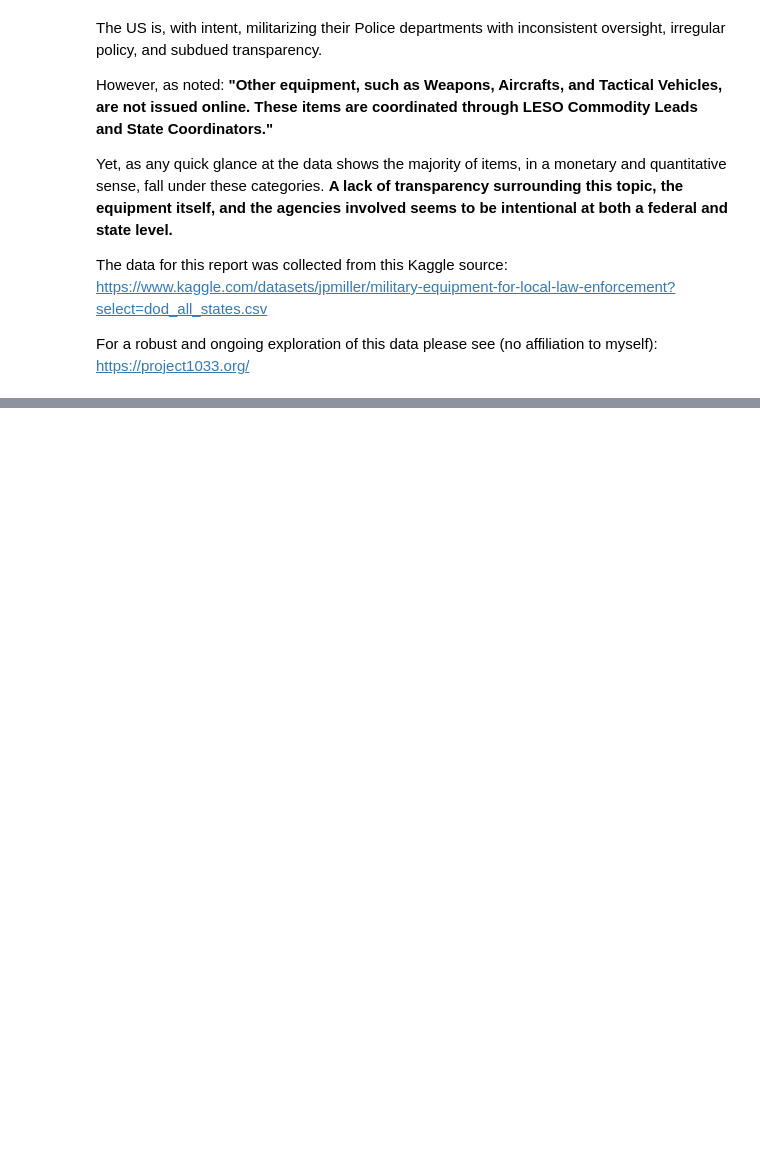
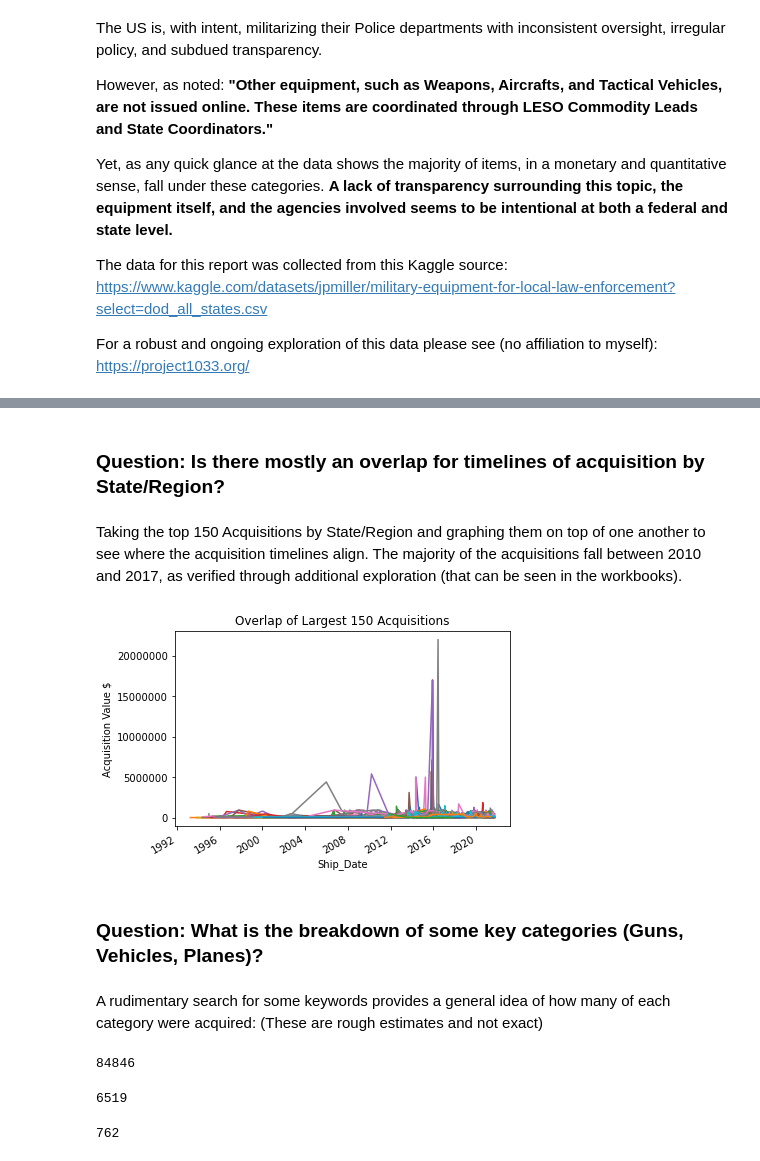
Before and after one commit to watermanbrandyn/personal_project_1033, a Jupyter notebook: Report_1033_Program.ipynb, the cells around one changed output, grey strips where cells are left out. Saved outputs shown, nothing was run; the diff lists cells and outputs as text; code cells hidden in the pictures; blank space fills up the shorter version.

```diff
--- a/Report_1033_Program.ipynb
+++ b/Report_1033_Program.ipynb
@@ -82,0 +185,28 @@ df.total_value.sum()
+# %% [markdown]
+### Question: Is there mostly an overlap for timelines of acquisition by State/Region?
+# %% [markdown]
+Taking the top 150 Acquisitions by State/Region and graphing them on top of one another to see where the acquisition timelines align. The majority of the acquisitions fall between 2010 and 2017, as verified through additional exploration (that can be seen in the workbooks).
+# %%
+# The overlap visualization for each State/Region top 150 Acquisitions
+e.overlap_viz(df)
+# %% [output]
+[figure, added]
+# %% [markdown]
+### Question: What is the breakdown of some key categories (Guns, Vehicles, Planes)?
+# %% [markdown]
+A rudimentary search for some keywords provides a general idea of how many of each category were acquired: (These are rough estimates and not exact)
+# %%
+# Number of Guns and gun accessories by frequent naming
+len(df[df['Item_Name'].str.contains('RIFLE|SIGHT|PISTOL|SHOTGUN|MAGAZINE|BARREL|REVOLVER|CARTRIDGE|SUPPRESSOR')])
+# %% [output]
+84846
+# %%
+# Number of vehicles by frequent naming
+len(df[df['Item_Name'].str.contains('TRUCK|VEHICLE|VEHICLES')])
+# %% [output]
+6519
+# %%
+# Number of helicopters/planes by frequent naming
+len(df[df['Item_Name'].str.contains('HELICOPTER|AIRCRAFT')])
+# %% [output]
+762
```
Also changed, not shown: parts of 24 cells of this notebook.
